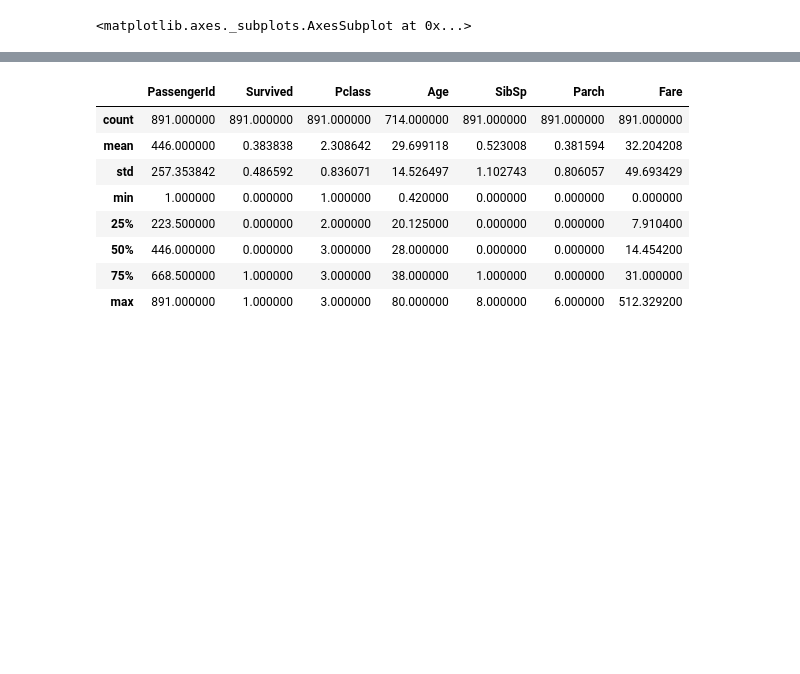
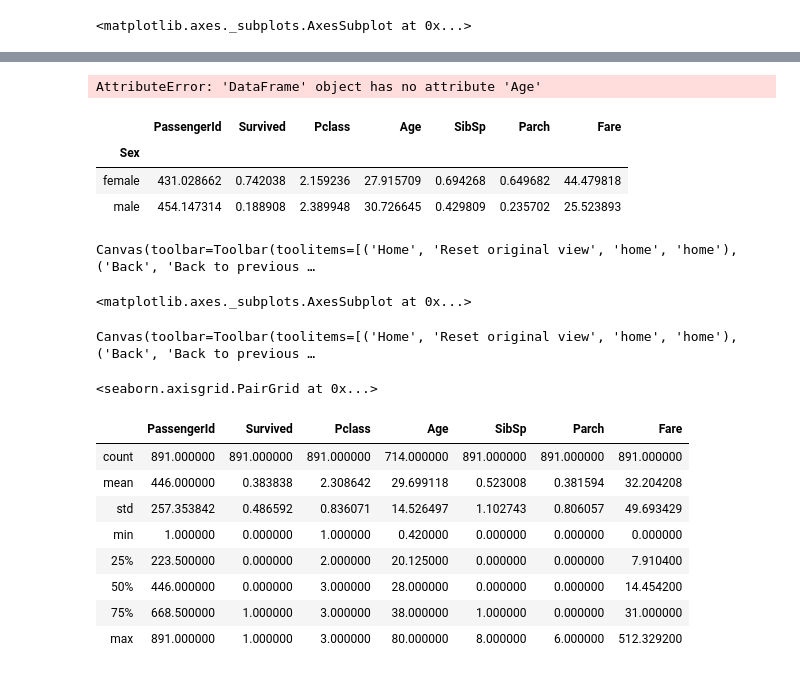
Before and after one commit to jecrespo/Introduccion-a-Deep-Learning, a Jupyter notebook: Dia1/Introducción a Python.ipynb, the cells around one changed output, grey strips where cells are left out. Saved outputs shown, nothing was run; the diff lists cells and outputs as text; code cells hidden in the pictures; blank space fills up the shorter version.

```diff
--- a/Dia1/Introducción a Python.ipynb
+++ b/Dia1/Introducción a Python.ipynb
@@ -135,0 +279,18 @@ Canvas(toolbar=Toolbar(toolitems=[('Home', 'Reset original view', 'home', 'home'
+# %%
+titanic2.Age
+# %% [output]
+AttributeError: 'DataFrame' object has no attribute 'Age'
+# %%
+titanic.groupby('Sex').mean()
+# %% [output]
+|  | PassengerId | Survived | Pclass | Age | SibSp | Parch | Fare |
+| Sex |  |  |  |  |  |  |  |
+| female | 431.028662 | 0.742038 | 2.159236 | 27.915709 | 0.694268 | 0.649682 | 44.479818 |
+| male | 454.147314 | 0.188908 | 2.389948 | 30.726645 | 0.429809 | 0.235702 | 25.523893 |
+# %%
+import matplotlib.pyplot as plt
+plt.figure()
+titanic.Age.hist()
+# %% [output]
+Canvas(toolbar=Toolbar(toolitems=[('Home', 'Reset original view', 'home', 'home'), ('Back', 'Back to previous …
+<matplotlib.axes._subplots.AxesSubplot at 0x...>
@@ -136,3 +299,8 @@ Canvas(toolbar=Toolbar(toolitems=[('Home', 'Reset original view', 'home', 'home'
+# %%
+sns.pairplot(titanic, hue='Survived') #the hue parameter determines which column in the data frame should be used for colour encoding.
+# %% [output]
+Canvas(toolbar=Toolbar(toolitems=[('Home', 'Reset original view', 'home', 'home'), ('Back', 'Back to previous …
+<seaborn.axisgrid.PairGrid at 0x...>
 # %%
 titanic = pd.read_csv('titanic.csv')
 # %%
```
Also changed, not shown: parts of 36 cells of this notebook, 3 other files.
